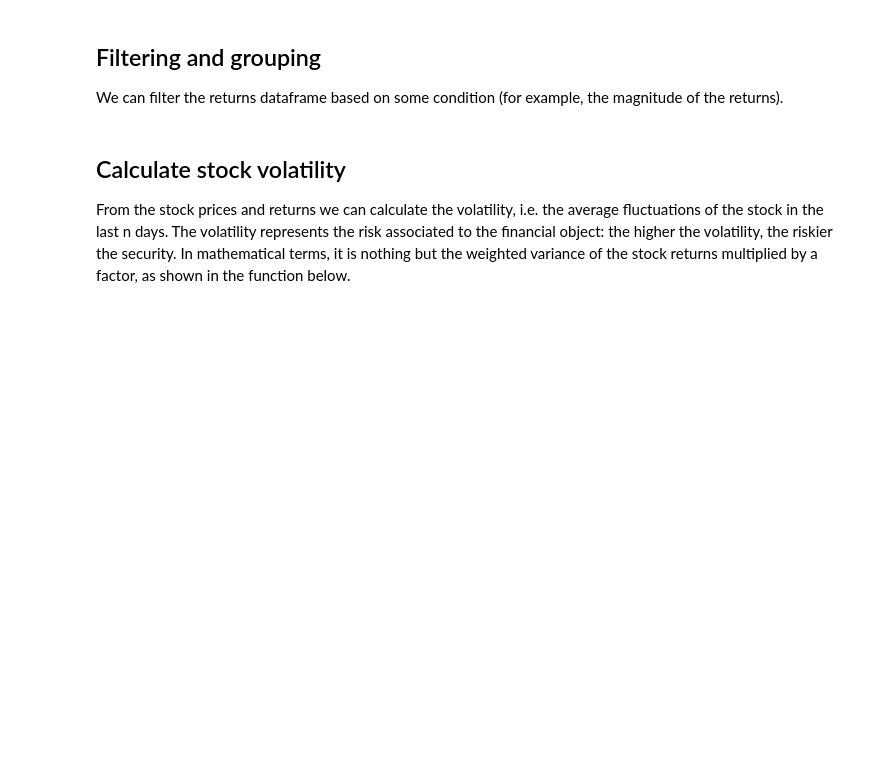
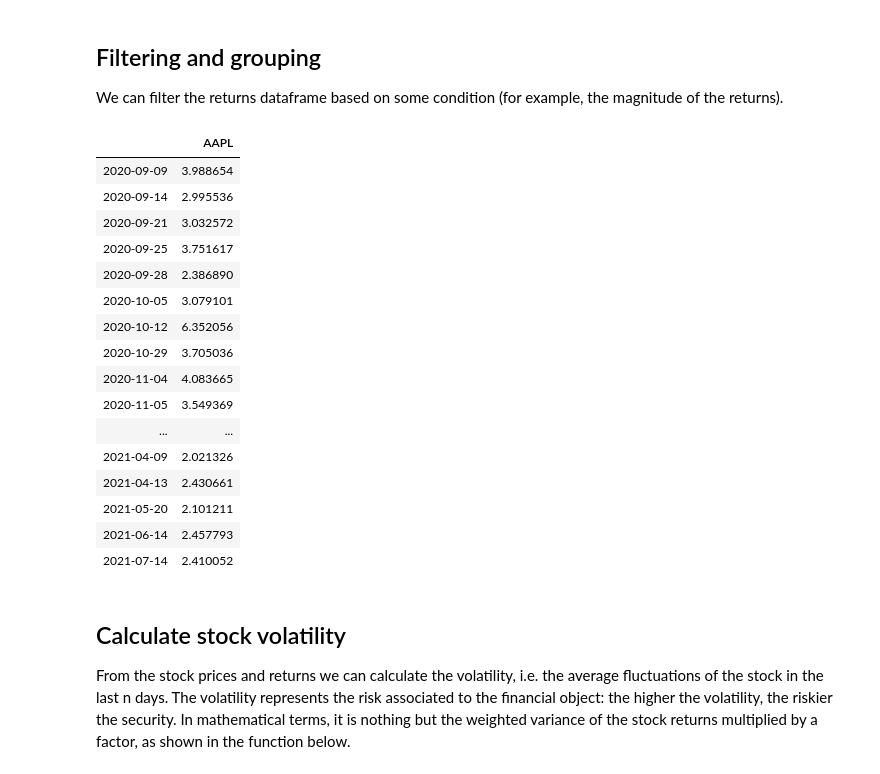
Before and after one commit to ValerioGemm/socioPhysicsTUe_econ, a Jupyter notebook: stocks.ipynb, the cells around one changed output. Drawn from its saved outputs; the diff is of its cells as text; code cells hidden in the pictures; blank space fills up the shorter version.

```diff
--- a/stocks.ipynb
+++ b/stocks.ipynb
@@ -6,0 +7,16 @@ Here we open a csv (comma separated values) file containing the stock prices (in
+# %%
+from sociophysicsDataHandler import SociophysicsDataHandler
+
+student_config = True
+
+file_target = 'asdz/platform2.2/20200428/ASDZ_Perron2.2_2020042815_trajectorie.parquet'
+
+if student_config:
+    dh = SociophysicsDataHandler()
+    dh.fetch_prorail_data_from_path(file_target)
+else:
+    webdav_basepath='/Crowdflow (Projectfolder)/ProRail_USE_LL_data'
+    dh = SociophysicsDataHandler(basepath=webdav_basepath)
+
+    dh.fetch_prorail_data_from_path(file_target)
+                           # ,basepath=webdav_basepath)
@@ -7,7 +26,6 @@ Here we open a csv (comma separated values) file containing the stock prices (in
 # %%
 import pandas as pd
-filename = '' # add here the name of your file
-prices = pd.read_csv(filename, index_col=0, parse_dates=[0])
-# index_col=0 to define the first column as the index; parse_dates=[0] to read the first column as a DateTime object
+dh.fetch_econophysics_data_from_path("econophysics/prices/daily_close_prices.csv")
+prices = dh.df
 prices.index = pd.to_datetime(prices.index) # to be sure that the index is in the pandas DateTime format
 print(prices)
@@ -40,10 +101,28 @@ We can filter the returns dataframe based on some condition (for example, the ma
 # %%
 return_threshold = 2 # we will select only the days with daily return larger than 2%
 stock = 'AAPL'
 rets_percent = 100*rets #  transform returns into percent returns to increase readability
 rets_percent_large = rets_percent[[stock]][rets_percent > return_threshold] # in the square brackets, we set the condition
 rets_percent_small = rets_percent[[stock]][rets_percent < -return_threshold]
-rets_percent_large
+rets_percent_large.dropna()
+# %% [output]
+|  | AAPL |
+| 2020-09-09 | 3.988654 |
+| 2020-09-14 | 2.995536 |
+| 2020-09-21 | 3.032572 |
+| 2020-09-25 | 3.751617 |
+| 2020-09-28 | 2.386890 |
+| 2020-10-05 | 3.079101 |
+| 2020-10-12 | 6.352056 |
+| 2020-10-29 | 3.705036 |
+| 2020-11-04 | 4.083665 |
+| 2020-11-05 | 3.549369 |
+| ... | ... |
+| 2021-04-09 | 2.021326 |
+| 2021-04-13 | 2.430661 |
+| 2021-05-20 | 2.101211 |
+| 2021-06-14 | 2.457793 |
+| 2021-07-14 | 2.410052 |
 # %% [markdown]
 ## Calculate stock volatility
 From the stock prices and returns we can calculate the volatility, i.e. the average fluctuations of the stock in the last n days. The volatility represents the risk associated to the financial object: the higher the volatility, the riskier the security. In mathematical terms, it is nothing but the weighted variance of the stock returns multiplied by a factor, as shown in the function below.
```
Also changed, not shown: parts of 6 cells of this notebook, 1 other file.
